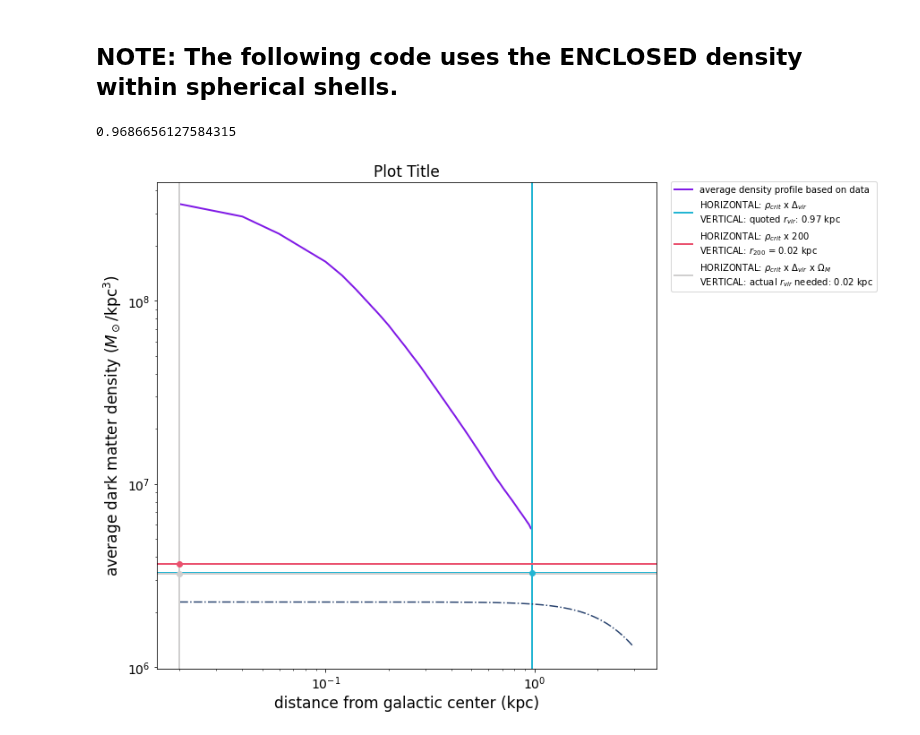
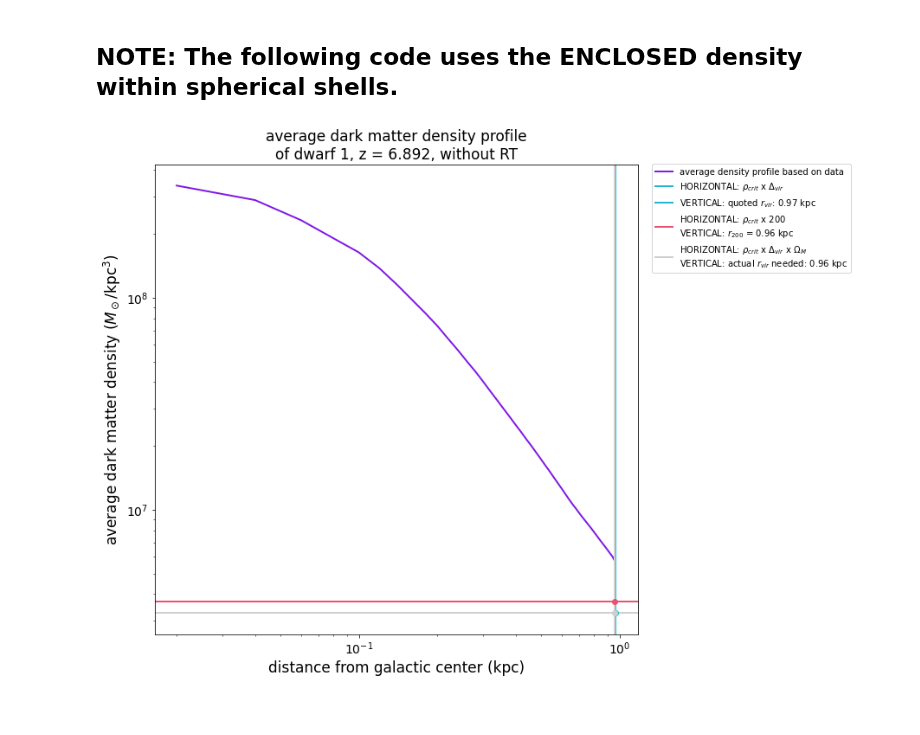
Before and after one commit to nguyenbinh1612/Binh_UFD, a Jupyter notebook: redshift 7/average density profile plot.ipynb, the cells around one changed output. Cells and saved outputs as stored; diff of their text form; code cells hidden in the pictures.

Commit message:
investigating omega as a function of redshift

```diff
--- a/redshift 7/average density profile plot.ipynb
+++ b/redshift 7/average density profile plot.ipynb
@@ -199,17 +165,7 @@ dx091_noRT = 전data091_noRT[:,4] / 1000 # converting pc to kpc
 dy091_noRT = 전data091_noRT[:,5] / 1000 # converting pc to kpc
 dz091_noRT = 전data091_noRT[:,6] / 1000 # converting pc to kpc
 r091_noRT = np.sqrt(dx091_noRT**2 + dy091_noRT**2 + dz091_noRT**2) # max: 0.9686656127584315 kpc, closest to 0.97 kpc
-print(max(r091_noRT))
 rad_array091_noRT = np.arange(starting_radius, 0.97, bin_size) # unit: kpc
-
-density_profile091_noRT = np.zeros(np.size(rad_array091_noRT))
-i = 0
-for radius_value in rad_array091_noRT:
-    particles = np.where((r091_noRT > radius_value) & (r091_noRT < (radius_value + bin_size)))
-    how_many_particles = np.size(particles)
-    shell_volume = 4/3*np.pi*((radius_value + bin_size)**3 - radius_value**3)
-    density_profile091_noRT[i] = how_many_particles / shell_volume * 500
-    i += 1
 
 mass_profile091_noRT = np.zeros(np.size(rad_array091_noRT))
 h = 0
@@ -218,19 +174,19 @@ for radius_value in rad_array091_noRT:
     how_many_particles = np.size(particles)
     mass_profile091_noRT[h] = how_many_particles * 500
     h += 1
-# %% [output]
-0.9686656127584315
 # %%
 halo6 = NFW_Z(mass_profile091_noRT[np.size(mass_profile091_noRT) - 1])
+
 rho_crit = halo6.rho_crit(6.892)
-rho_delta = rho_crit * halo6.delta_vir(6.892)
-rho_delta_omega = rho_crit * halo6.delta_vir(6.892) * halo6.OmegaM_Z(6.892)
-numerator = 10**7.9
-addition = 35
+delta_vir = halo6.delta_vir(6.892)
+OmegaM_Z = halo6.OmegaM_Z(6.892)
+
+rho_delta = rho_crit * delta_vir
+rho_delta_omega = rho_crit * delta_vir * OmegaM_Z
 
 redshift_7 = AvDensProf(mass_profile091_noRT[np.size(mass_profile091_noRT) - 1])
 
-redshift_7.final_plot(starting_radius, bin_size, r091_noRT, rad_array091_noRT, 3, \
-                   9.686753e+02 * 0.001, rho_crit, rho_delta, rho_delta_omega, numerator, addition)
+redshift_7.final_plot(starting_radius, bin_size, r091_noRT, rad_array091_noRT, \
+                   9.686753e+02 * 0.001, rho_crit, rho_delta, rho_delta_omega)
 # %% [output]
-[figure, old version]
+[figure, new version]
```
Also changed, not shown: parts of 1 cell of this notebook, 3 other files.
